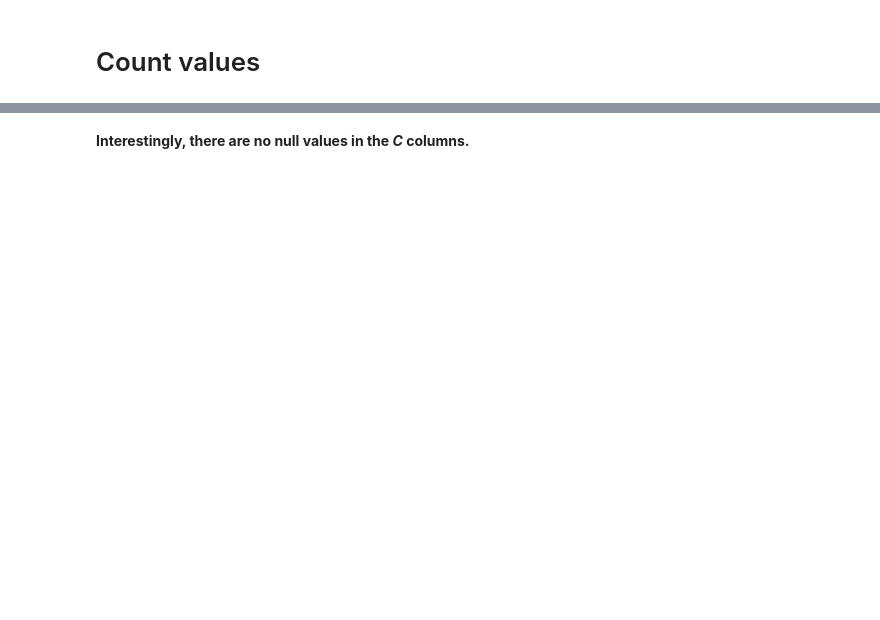
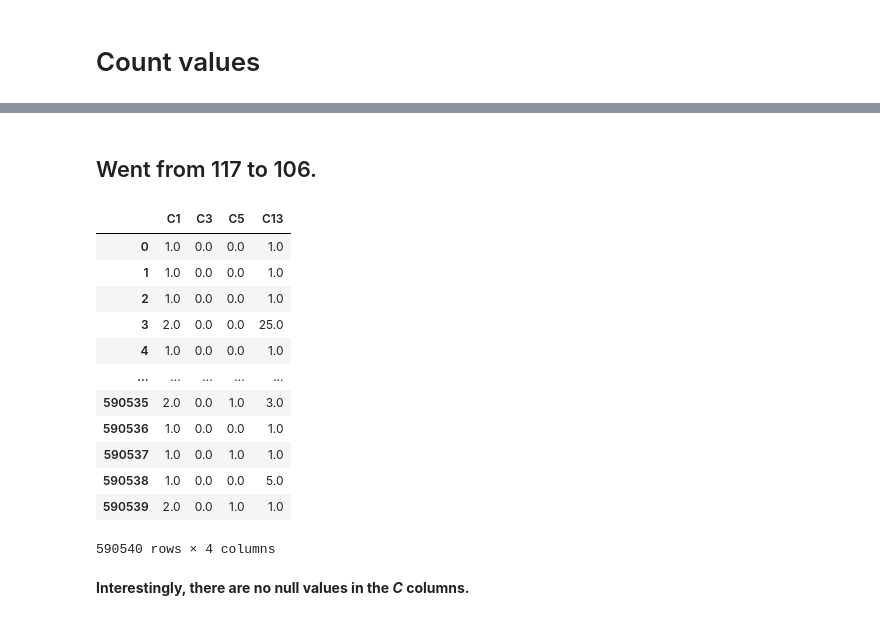
Before and after one commit to samyamaryal/IEEE-CIS, a Jupyter notebook: basic_eda.ipynb, the cells around one changed output, grey strips where cells are left out. Saved outputs shown, nothing was run; the diff lists cells and outputs as text; code cells hidden in the pictures; blank space fills up the shorter version.

```diff
--- a/basic_eda.ipynb
+++ b/basic_eda.ipynb
@@ -499,2 +750,20 @@ transaction_c.isnull().sum()
+# %% [markdown]
+## Went from 117 to 106.
+# %%
+train_merged.loc[:, 'C1':'C13']
+# %% [output]
+|  | C1 | C3 | C5 | C13 |
+| 0 | 1.0 | 0.0 | 0.0 | 1.0 |
+| 1 | 1.0 | 0.0 | 0.0 | 1.0 |
+| 2 | 1.0 | 0.0 | 0.0 | 1.0 |
+| 3 | 2.0 | 0.0 | 0.0 | 25.0 |
+| 4 | 1.0 | 0.0 | 0.0 | 1.0 |
+| ... | ... | ... | ... | ... |
+| 590535 | 2.0 | 0.0 | 1.0 | 3.0 |
+| 590536 | 1.0 | 0.0 | 0.0 | 1.0 |
+| 590537 | 1.0 | 0.0 | 1.0 | 1.0 |
+| 590538 | 1.0 | 0.0 | 0.0 | 5.0 |
+| 590539 | 2.0 | 0.0 | 1.0 | 1.0 |
+590540 rows × 4 columns
 # %% [markdown]
 **Interestingly, there are no null values in the *C* columns.**
```
Also changed, not shown: parts of 92 cells of this notebook.
